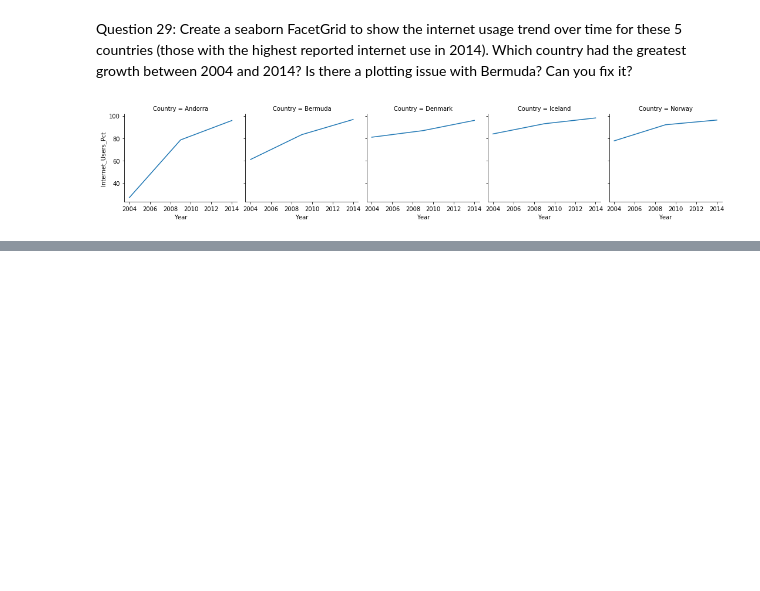
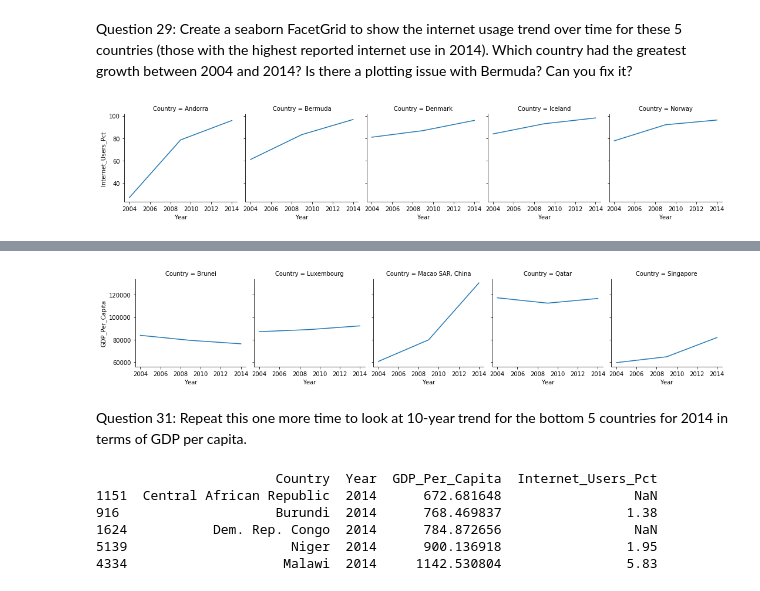
Before and after one commit to arikhursheed/gdp-and-internet-usage-arikhursheed, a Jupyter notebook: notebooks/un_data_explore.ipynb, the cells around one changed output, grey strips where cells are left out. Drawn from its saved outputs; the diff is of its cells as text; code cells hidden in the pictures; blank space fills up the shorter version.

```diff
--- a/notebooks/un_data_explore.ipynb
+++ b/notebooks/un_data_explore.ipynb
@@ -473,0 +526,7 @@ g = g.map(plt.plot,"Year","Internet_Users_Pct")
+# %%
+#Create a list of the top 5 GDP countries in 2014
+Country_list=["Macao SAR, China", "Qatar", "Luxembourg", "Singapore", "Brunei" ]
+# %%
+#Filter through all years for the couuntry_list
+top_5_GDP_2014= gdp_and_internet_years.loc[gdp_and_internet_years.Country.isin(Country_list)]
+print(top_5_GDP_2014)
@@ -473,0 +550,17 @@ g = g.map(plt.plot,"Year","Internet_Users_Pct")
+# %%
+g = sns.FacetGrid(top_5_GDP_2014, col="Country")
+g = g.map(plt.plot,"Year","GDP_Per_Capita")
+# %% [output]
+[figure, added]
+# %% [markdown]
+Question 31: Repeat this one more time to look at 10-year trend for the bottom 5 countries for 2014 in terms of GDP per capita.
+# %%
+bottom_5_GDP_2014 =gdp_internet_2014.sort_values('GDP_Per_Capita', ascending=True).head(5)
+print(bottom_5_GDP_2014)
+# %% [output]
+                       Country  Year  GDP_Per_Capita  Internet_Users_Pct
+1151  Central African Republic  2014      672.681648                 NaN
+916                    Burundi  2014      768.469837                1.38
+1624           Dem. Rep. Congo  2014      784.872656                 NaN
+5139                     Niger  2014      900.136918                1.95
+4334                    Malawi  2014     1142.530804                5.83
```
Also changed, not shown: parts of 20 cells of this notebook.
